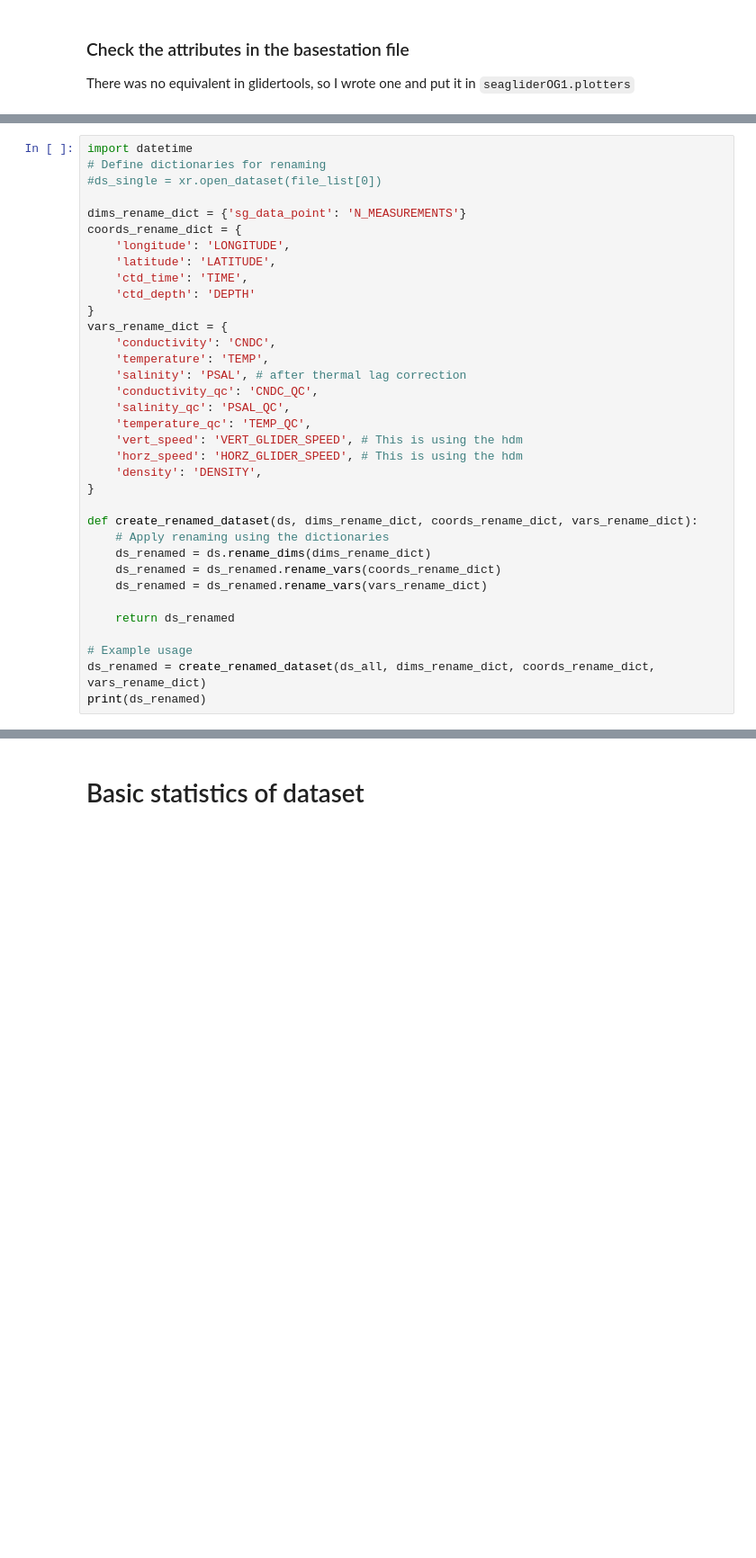
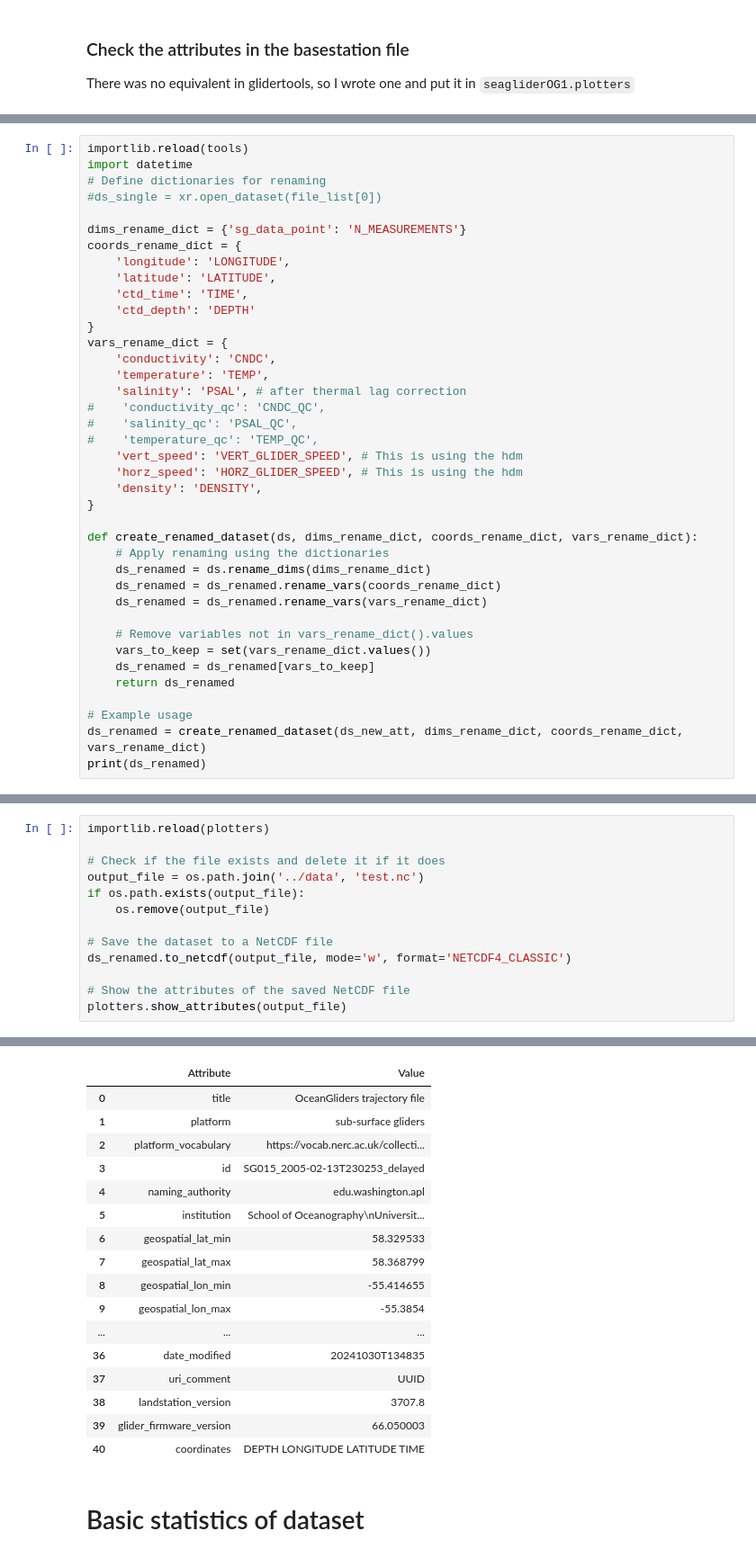
Before and after one commit to ocean-uhh/seagliderOG1, a Jupyter notebook: notebooks/demo.ipynb, the cells around one changed output, grey strips where cells are left out. Shown at 90% size. Saved outputs shown, nothing was run; the diff lists cells and outputs as text; blank space fills up the shorter version.

Commit message:
Modification of attributes and renaming of variables to match OG1 format.  Currently mostly in notebook.

```diff
--- a/notebooks/demo.ipynb
+++ b/notebooks/demo.ipynb
@@ -149,4 +308,5 @@ names = [
 # %%
+importlib.reload(tools)
 import datetime
 # Define dictionaries for renaming
 #ds_single = xr.open_dataset(file_list[0])
@@ -162,9 +322,9 @@ vars_rename_dict = {
     'conductivity': 'CNDC',
     'temperature': 'TEMP',
     'salinity': 'PSAL', # after thermal lag correction
-    'conductivity_qc': 'CNDC_QC',
-    'salinity_qc': 'PSAL_QC',
-    'temperature_qc': 'TEMP_QC',
+#    'conductivity_qc': 'CNDC_QC',
+#    'salinity_qc': 'PSAL_QC',
+#    'temperature_qc': 'TEMP_QC',
     'vert_speed': 'VERT_GLIDER_SPEED', # This is using the hdm
     'horz_speed': 'HORZ_GLIDER_SPEED', # This is using the hdm
     'density': 'DENSITY',
@@ -176,8 +336,11 @@ def create_renamed_dataset(ds, dims_rename_dict, coords_rename_dict, vars_rename
     ds_renamed = ds_renamed.rename_vars(coords_rename_dict)
     ds_renamed = ds_renamed.rename_vars(vars_rename_dict)
 
+    # Remove variables not in vars_rename_dict().values
+    vars_to_keep = set(vars_rename_dict.values())
+    ds_renamed = ds_renamed[vars_to_keep]
     return ds_renamed
 
 # Example usage
-ds_renamed = create_renamed_dataset(ds_all, dims_rename_dict, coords_rename_dict, vars_rename_dict)
+ds_renamed = create_renamed_dataset(ds_new_att, dims_rename_dict, coords_rename_dict, vars_rename_dict)
 print(ds_renamed)
@@ -278,0 +365,14 @@ print(ds_combined)
+# %%
+importlib.reload(plotters)
+
+# Check if the file exists and delete it if it does
+output_file = os.path.join('../data', 'test.nc')
+if os.path.exists(output_file):
+    os.remove(output_file)
+
+# Save the dataset to a NetCDF file
+ds_renamed.to_netcdf(output_file, mode='w', format='NETCDF4_CLASSIC')
+
+# Show the attributes of the saved NetCDF file
+plotters.show_attributes(output_file)
+# %% [output]
@@ -279,3 +380,20 @@ print(ds_combined)
+|  | Attribute | Value |
+| 0 | title | OceanGliders trajectory file |
+| 1 | platform | sub-surface gliders |
+| 2 | platform_vocabulary | https://vocab.nerc.ac.uk/collecti... |
+| 3 | id | SG015_2005-02-13T230253_delayed |
+| 4 | naming_authority | edu.washington.apl |
+| 5 | institution | School of Oceanography\nUniversit... |
+| 6 | geospatial_lat_min | 58.329533 |
+| 7 | geospatial_lat_max | 58.368799 |
+| 8 | geospatial_lon_min | -55.414655 |
+| 9 | geospatial_lon_max | -55.3854 |
+| ... | ... | ... |
+| 36 | date_modified | 20241030T134835 |
+| 37 | uri_comment | UUID |
+| 38 | landstation_version | 3707.8 |
+| 39 | glider_firmware_version | 66.050003 |
+| 40 | coordinates | DEPTH LONGITUDE LATITUDE TIME |
 # %% [markdown]
 # Basic statistics of dataset
 # %%
```
Also changed, not shown: parts of 13 cells of this notebook, 3 other files.
